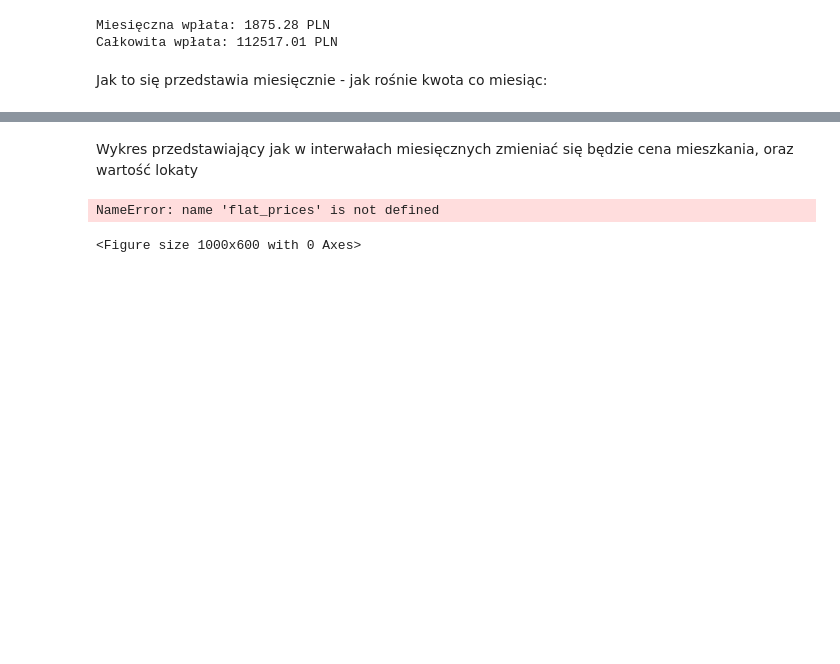
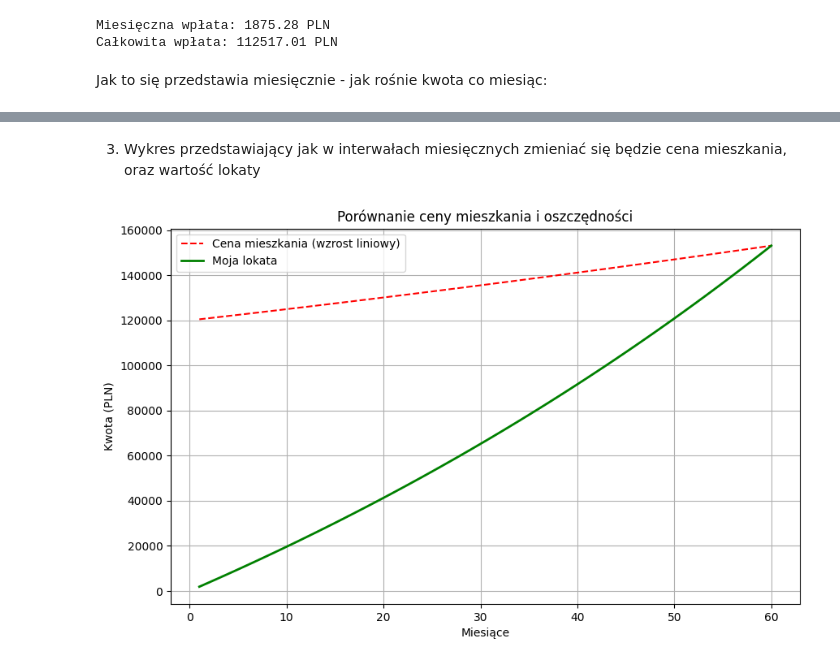
Before and after one commit to seweryn-mlodawski/Zad_Kup_mieszkanie, a Jupyter notebook: Zad_kup_mieszk.ipynb, the cells around one changed output, grey strips where cells are left out. Drawn from its saved outputs; the diff is of its cells as text; code cells hidden in the pictures; blank space fills up the shorter version.

```diff
--- a/Zad_kup_mieszk.ipynb
+++ b/Zad_kup_mieszk.ipynb
@@ -63,8 +68,12 @@ Całkowita wpłata: 112517.01 PLN
 Jak to się przedstawia miesięcznie - jak rośnie kwota co miesiąc:
 # %%
 # jaki stan moich wpłat bedzie po kazdym miesiacu
-for month in months:
-    pass
-    #do zrobienia
-    #print(f"Miesiąc {month}: wpłata {monthly_payment:.2f} PLN, stan konta: {account_balance:.2f} PLN")
+current_balance = 0
+
+for month in range(1, months + 1):
+    # Odsetki od kwoty na początku miesiąca
+    interest = current_balance * bank_rate_monthly # Obliczanie odsetek
+    # Aktualizacja stanu konta
+    current_balance += interest + monthly_payment # Dodanie odsetek i wpłaty miesięcznej do stanu konta
+    print(f"Miesiąc {month:02d}: Wpłata {monthly_payment:.2f} PLN | Odsetki {interest:>7.2f} PLN | Stan konta: {current_balance:.2f} PLN")
 # %% [output]
@@ -72,14 +97,14 @@ TypeError: 'int' object is not iterable
 # %% [markdown]
-Wykres przedstawiający jak w interwałach miesięcznych zmieniać się będzie cena mieszkania, oraz wartość lokaty
+3. Wykres przedstawiający jak w interwałach miesięcznych zmieniać się będzie cena mieszkania, oraz wartość lokaty
 # %%
 import matplotlib.pyplot as plt
 import numpy as np
 # %%
-months = 60
+months = months
 price_start = 120000
-price_end = future_price
-monthly_payment = monthly_payment
-monthly_rate = bank_rate_monthly
+price_end = future_price # Obliczona przyszła cena mieszkania wyliczona wcześniej ()
+monthly_payment = monthly_payment # Miesięczna wpłata wyliczona wcześniej
+monthly_rate = bank_rate_monthly # Miesięczna stopa procentowa banku
 # %%
 timeline = list(range(1, months + 1))
 flat_prices = []
@@ -96,11 +121,18 @@ for month in timeline:
 # %%
 plt.figure(figsize=(10, 6))
 
 # Linia ceny mieszkania
-plt.plot(timeline, flat_prices, label='Cena Mieszkania (wzrost liniowy)', color='red', linestyle='--')
+plt.plot(timeline, flat_prices, label='Cena mieszkania (wzrost liniowy)', color='red', linestyle='--')
 
 # Linia oszczędności
-plt.plot(timeline, savings_values, label='Twoja Lokata (wzrost wykładniczy)', color='green', linewidth=2)
+plt.plot(timeline, savings_values, label='Moja lokata', color='green', linewidth=2)
+
+plt.title('Porównanie ceny mieszkania i oszczędności')
+plt.xlabel('Miesiące')
+plt.ylabel('Kwota (PLN)')
+plt.grid(True)
+
+plt.legend()
+plt.show()
 # %% [output]
-NameError: name 'flat_prices' is not defined
-<Figure size 1000x600 with 0 Axes>
+[figure, added]
```
Also changed, not shown: parts of 4 cells of this notebook.
